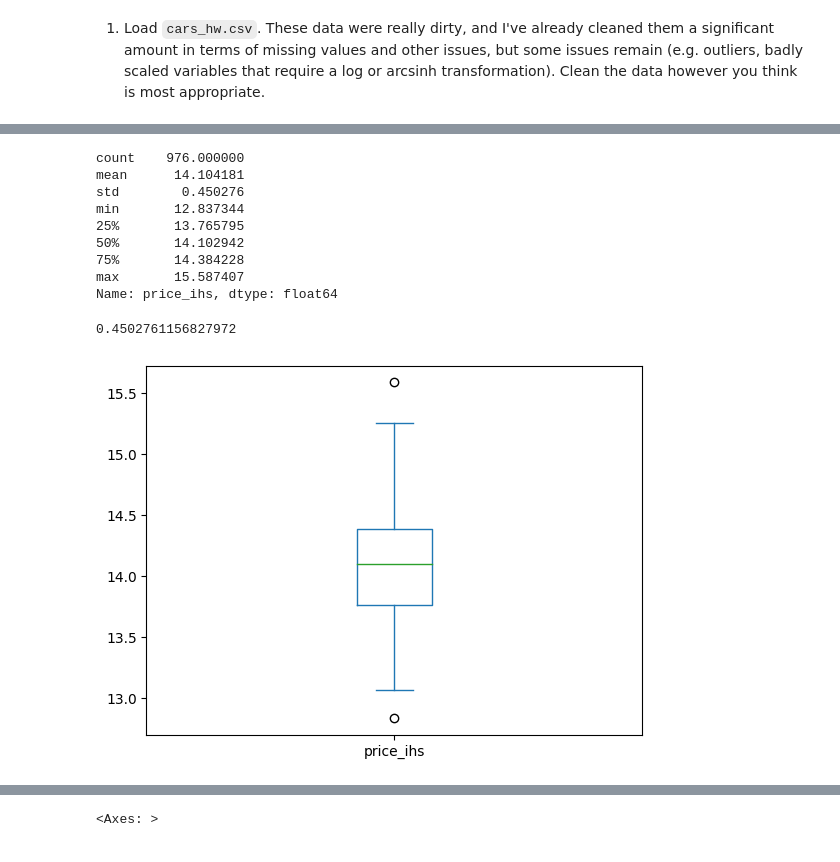
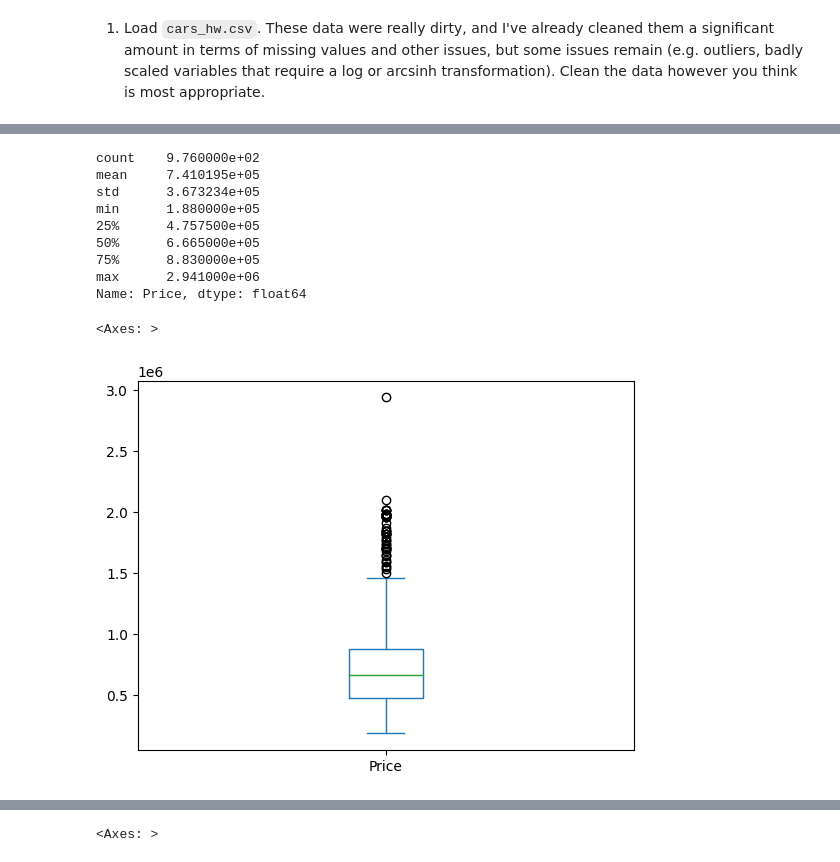
Before and after one commit to charlie-perez-35/DS3001assignment4, a Jupyter notebook: assignment4.ipynb, the cells around one changed output, grey strips where cells are left out. Drawn from its saved outputs; the diff is of its cells as text; code cells hidden in the pictures.

```diff
--- a/assignment4.ipynb
+++ b/assignment4.ipynb
@@ -49,29 +34,30 @@ cars.head()
 | 2 | 3 | Honda | 2019 | white | suv | 29540 | 2nd | 5 | ... |
 | 3 | 4 | Renault | 2017 | bronze | hatchback | 35680 | 1st | 5 | ... |
 | 4 | 5 | Hyundai | 2017 | orange | hatchback | 25126 | 1st | 5 | ... |
+# %%
+# get rid of unnamed
+cars = cars.drop(['Unnamed: 0'], axis=1)
 # %%
 # variables of interest: Price, Color, Seating_Capacity, Body_Type, Make, Make_Year, Mileage_Run, Fuel_Type,
 # Transmission, Transmission_Type
 
-# clean and transform price
+# clean price
 
-cars['price_ihs'] = np.arcsinh(cars['Price'])
-print(cars['price_ihs'].describe())
+print(cars['Price'].describe())
 # %% [output]
-count    976.000000
-mean      14.104181
-std        0.450276
-min       12.837344
-25%       13.765795
-50%       14.102942
-75%       14.384228
-max       15.587407
-Name: price_ihs, dtype: float64
+count    9.760000e+02
+mean     7.410195e+05
+std      3.673234e+05
+min      1.880000e+05
+25%      4.757500e+05
+50%      6.665000e+05
+75%      8.830000e+05
+max      2.941000e+06
+Name: Price, dtype: float64
 # %%
-cars['price_ihs'].plot.box()
-cars_std = cars['price_ihs'].std()
-print(cars_std)
+cars['Price'].plot.box()
+# many outliers, going to remove some
 # %% [output]
-0.4502761156827972
+<Axes: >
-[figure, old version]
+[figure, new version]
 # %%
```
Also changed, not shown: parts of 43 cells of this notebook.
